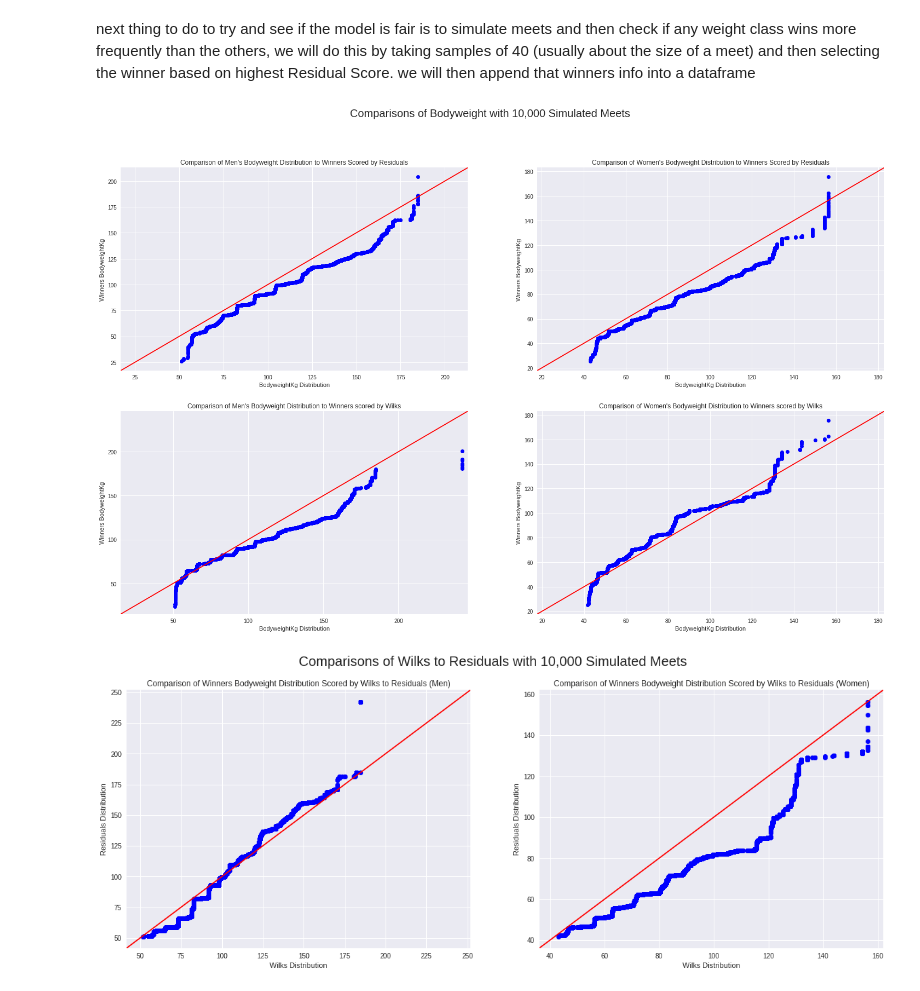
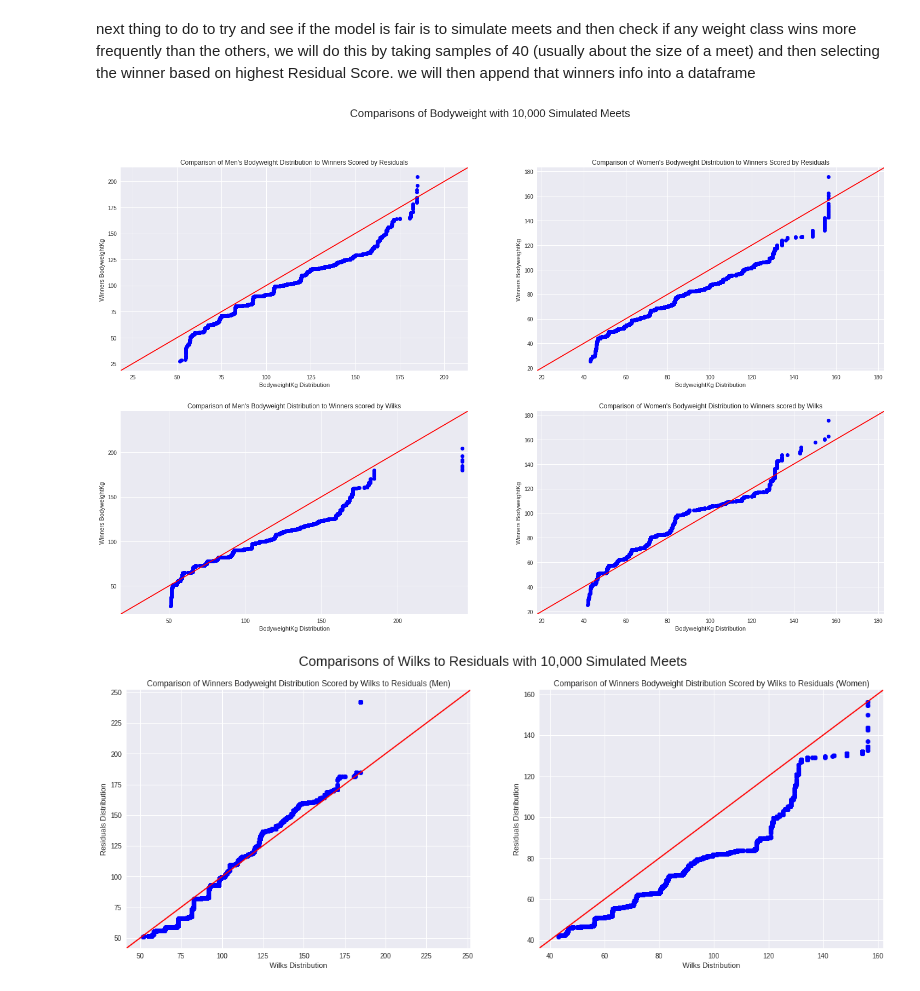
Before and after one commit to sophia-zohar/powerlifting_capstone, a Jupyter notebook: Part 3-Modeling.ipynb, the cells around one changed output. Saved outputs shown, nothing was run; the diff lists cells and outputs as text; code cells hidden in the pictures.

```diff
--- a/Part 3-Modeling.ipynb
+++ b/Part 3-Modeling.ipynb
@@ -584,34 +599,37 @@ best_lifter_df_m = pd.DataFrame(best_lifter_dic_m).T
 best_lifter_df_w = pd.DataFrame(best_lifter_dic_w).T
 best_lifter_df_w_wilks = pd.DataFrame(best_lifter_dic_w_wilks).T
 best_lifter_df_m_wilks = pd.DataFrame(best_lifter_dic_m_wilks).T
+# %%
+men_sample = men.sample(10000)
+women_sample = women.sample(10000)
 # %%
 # plot data
 from statsmodels.graphics.gofplots import qqplot_2samples
 
 fig, axes = plt.subplots(nrows=2, ncols=2, figsize=(25,15))
 fig.suptitle ('Comparisons of Bodyweight with 10,000 Simulated Meets', fontsize=20)
 
 
-qqplot_2samples(men['BodyweightKg'].sample(10000), best_lifter_df_m['BodyweightKg'],\
+qqplot_2samples(men_sample['BodyweightKg'], best_lifter_df_m['BodyweightKg'],\
                 xlabel='BodyweightKg Distribution', ylabel='Winners BodyweightKg', line='45', ax=axes[0][0])
 axes[0][0].set_title("Comparison of Men's Bodyweight Distribution to Winners Scored by Residuals")
 
-qqplot_2samples(women['BodyweightKg'].sample(10000), best_lifter_df_w['BodyweightKg'],\
+qqplot_2samples(women_sample['BodyweightKg'], best_lifter_df_w['BodyweightKg'],\
                 xlabel='BodyweightKg Distribution', ylabel='Winners BodyweightKg', line='45', ax=axes[0][1])
 axes[0][1].set_title("Comparison of Women's Bodyweight Distribution to Winners Scored by Residuals")
 
 
-qqplot_2samples(men['BodyweightKg'].sample(10000), best_lifter_df_m_wilks['BodyweightKg'],\
+qqplot_2samples(men_sample['BodyweightKg'], best_lifter_df_m_wilks['BodyweightKg'],\
                 xlabel='BodyweightKg Distribution', ylabel='Winners BodyweightKg', line='45', ax=axes[1][0])
 axes[1][0].set_title("Comparison of Men's Bodyweight Distribution to Winners scored by Wilks")
 
-qqplot_2samples(women['BodyweightKg'].sample(10000), best_lifter_df_w_wilks['BodyweightKg'],\
+qqplot_2samples(women_sample['BodyweightKg'], best_lifter_df_w_wilks['BodyweightKg'],\
                 xlabel='BodyweightKg Distribution', ylabel='Winners BodyweightKg', line='45', ax=axes[1][1])
 axes[1][1].set_title("Comparison of Women's Bodyweight Distribution to Winners scored by Wilks")
 
 plt.show()
 # %% [output]
-[figure, old version]
+[figure, new version]
 # %%
 fig, axes = plt.subplots(nrows=1, ncols=2, figsize=(20, 7))
 fig.suptitle ('Comparisons of Wilks to Residuals with 10,000 Simulated Meets', fontsize=20)
```
Also changed, not shown: parts of 13 cells of this notebook, 41 other files.
